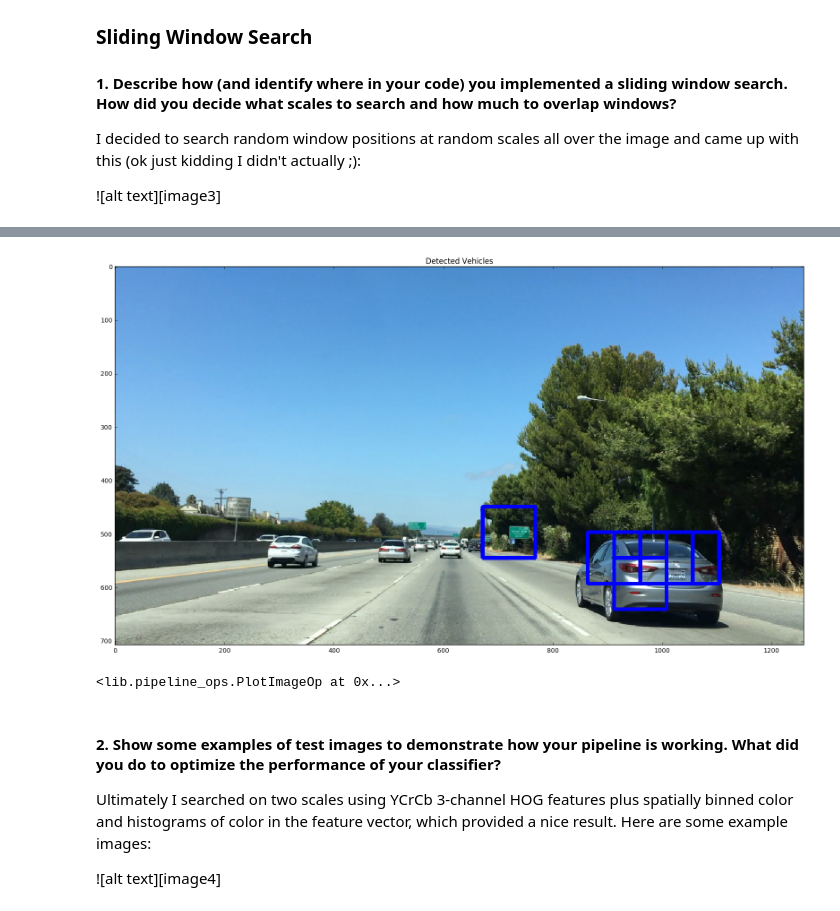
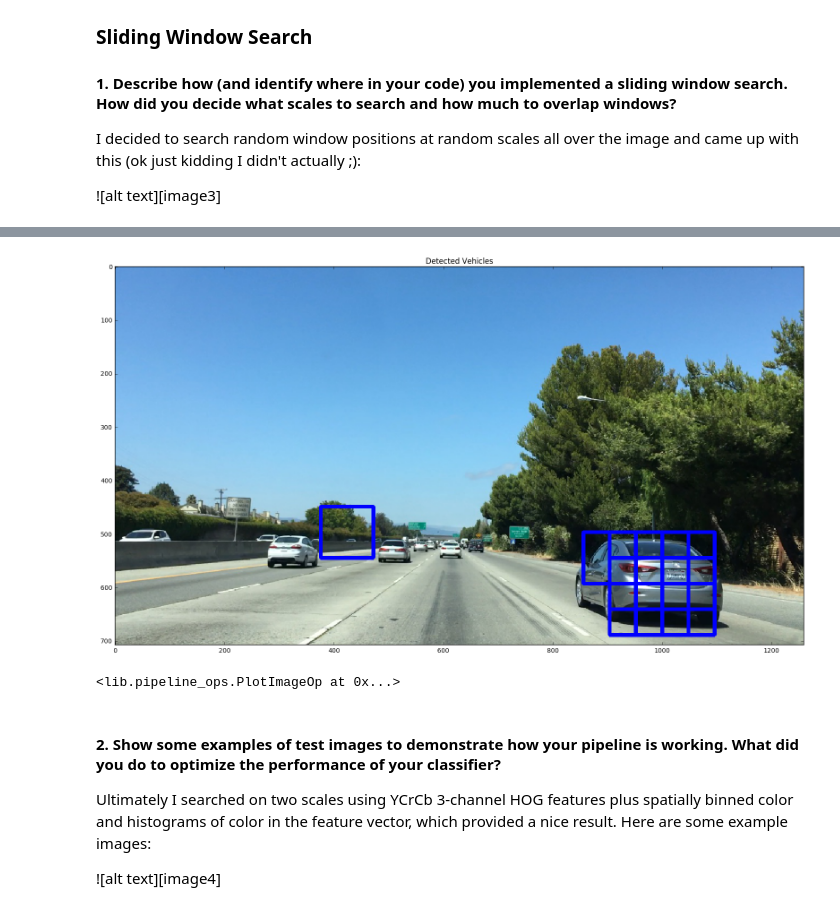
Before and after one commit to matthewzimmer/CarND-Vehicle-Detection-P5, a Jupyter notebook: final-project.ipynb, the cells around one changed output, grey strips where cells are left out. Saved outputs shown, nothing was run; the diff lists cells and outputs as text; code cells hidden in the pictures.

```diff
--- a/final-project.ipynb
+++ b/final-project.ipynb
@@ -626,33 +645,45 @@ notcars = notcars[0:nc_sample_size]
 # params = Params(colorspace='LUV', orient=9, pix_per_cell=8, cell_per_block=2, hog_channel='ALL') #99-100%
 # params = Params(colorspace='HLS', orient=9, pix_per_cell=8, cell_per_block=2, hog_channel='ALL') #99-100%
 # params = Params(colorspace='HSV', orient=9, pix_per_cell=8, cell_per_block=2, hog_channel='ALL') #99-100%
-params = Params(colorspace='YCrCb', orient=8, pix_per_cell=4, cell_per_block=2, hog_channel=1) #99-100%
+params = Params(
+    colorspace='YCrCb',
+    orient=9,
+    pix_per_cell=4,
+    cell_per_block=4,
+    hog_channel='ALL',
+    spatial_size=(64, 64),
+    hist_bins=64,
+    spatial_feat=True,
+    hist_feat=True,
+    hog_feat=True,
+    y_start_stop=[400, None]
+) #99-100%
 
 ### TODO: Tweak these parameters and see how the results change.
-color_space = params.colorspace # Can be RGB, HSV, LUV, HLS, YUV, YCrCb
-orient = params.orient  # HOG orientations
-pix_per_cell = params.pix_per_cell # HOG pixels per cell
-cell_per_block = params.cell_per_block # HOG cells per block
-hog_channel = params.hog_channel # Can be 0, 1, 2, or "ALL"
-spatial_size = (32, 32) # Spatial binning dimensions
-hist_bins = 32   # Number of histogram bins
-spatial_feat = True # Spatial features on or off
-hist_feat = True # Histogram features on or off
-hog_feat = True # HOG features on or off
-y_start_stop = [400, None] # Min and max in y to search in slide_window()
+#colorspace = params.colorspace # Can be RGB, HSV, LUV, HLS, YUV, YCrCb
+#orient = params.orient  # HOG orientations
+#pix_per_cell = params.pix_per_cell # HOG pixels per cell
+#cell_per_block = params.cell_per_block # HOG cells per block
+#hog_channel = params.hog_channel # Can be 0, 1, 2, or "ALL"
+#spatial_size = (32, 32) # Spatial binning dimensions
+#hist_bins = 32   # Number of histogram bins
+#spatial_feat = True # Spatial features on or off
+#hist_feat = True # Histogram features on or off
+#hog_feat = True # HOG features on or off
+# y_start_stop = [400, None] # Min and max in y to search in slide_window()
 
-car_features = extract_features(cars, color_space=color_space,
-                        spatial_size=spatial_size, hist_bins=hist_bins,
-                        orient=orient, pix_per_cell=pix_per_cell,
-                        cell_per_block=cell_per_block,
-                        hog_channel=hog_channel, spatial_feat=spatial_feat,
-                        hist_feat=hist_feat, hog_feat=hog_feat)
-notcar_features = extract_features(notcars, color_space=color_space,
-                        spatial_size=spatial_size, hist_bins=hist_bins,
-                        orient=orient, pix_per_cell=pix_per_cell,
-                        cell_per_block=cell_per_block,
-                        hog_channel=hog_channel, spatial_feat=spatial_feat,
-                        hist_feat=hist_feat, hog_feat=hog_feat)
+car_features = extract_features(cars, color_space=params.colorspace,
+                        spatial_size=params.spatial_size, hist_bins=params.hist_bins,
+                        orient=params.orient, pix_per_cell=params.pix_per_cell,
+                        cell_per_block=params.cell_per_block,
+                        hog_channel=params.hog_channel, spatial_feat=params.spatial_feat,
+                        hist_feat=params.hist_feat, hog_feat=params.hog_feat)
+notcar_features = extract_features(notcars, color_space=params.colorspace,
+                        spatial_size=params.spatial_size, hist_bins=params.hist_bins,
+                        orient=params.orient, pix_per_cell=params.pix_per_cell,
+                        cell_per_block=params.cell_per_block,
+                        hog_channel=params.hog_channel, spatial_feat=params.spatial_feat,
+                        hist_feat=params.hist_feat, hog_feat=params.hog_feat)
 
 X = np.vstack((car_features, notcar_features)).astype(np.float64)
 # Fit a per-column scaler
@@ -669,11 +700,11 @@ rand_state = np.random.randint(0, 100)
 X_train, X_test, y_train, y_test = train_test_split(
     scaled_X, y, test_size=0.2, random_state=rand_state)
 
-print('Using:',orient,'orientations',pix_per_cell,
-    'pixels per cell and', cell_per_block,'cells per block')
+print('Using:',params.orient,'orientations',params.pix_per_cell,
+    'pixels per cell and', params.cell_per_block,'cells per block')
 print('Feature vector length:', len(X_train[0]))
 # Use a linear SVC
-svc = LinearSVC()
+svc = LinearSVC(C=0.001)
 # Check the training time for the SVC
 t=time.time()
 svc.fit(X_train, y_train)
@@ -692,15 +723,15 @@ print(image.shape[0:2][::-1])
 # image you are searching is a .jpg (scaled 0 to 255)
 # image = image.astype(np.float32)/255
 
-windows = slide_window(image, x_start_stop=[None, None], y_start_stop=y_start_stop,
+windows = slide_window(image, x_start_stop=[280, 1280], y_start_stop=params.y_start_stop,
                     xy_window=(96, 96), xy_overlap=(0.5, 0.5))
 
-hot_windows = search_windows(image, windows, svc, X_scaler, color_space=color_space,
-                        spatial_size=spatial_size, hist_bins=hist_bins,
-                        orient=orient, pix_per_cell=pix_per_cell,
-                        cell_per_block=cell_per_block,
-                        hog_channel=hog_channel, spatial_feat=spatial_feat,
-                        hist_feat=hist_feat, hog_feat=hog_feat)
+hot_windows = search_windows(image, windows, svc, X_scaler, color_space=params.colorspace,
+                        spatial_size=params.spatial_size, hist_bins=params.hist_bins,
+                        orient=params.orient, pix_per_cell=params.pix_per_cell,
+                        cell_per_block=params.cell_per_block,
+                        hog_channel=params.hog_channel, spatial_feat=params.spatial_feat,
+                        hist_feat=params.hist_feat, hog_feat=params.hog_feat)
 
 window_img = draw_boxes(draw_image, hot_windows, color=(0, 0, 255), thick=6)
 
@@ -714,5 +745,5 @@ Test Accuracy of SVC =  0.995
 (1259, 707)
-[figure, old version]
+[figure, new version]
 <lib.pipeline_ops.PlotImageOp at 0x...>
 # %% [markdown]
 #### 2. Show some examples of test images to demonstrate how your pipeline is working.  What did you do to optimize the performance of your classifier?
```
Also changed, not shown: parts of 2 cells of this notebook, 2 other files.
